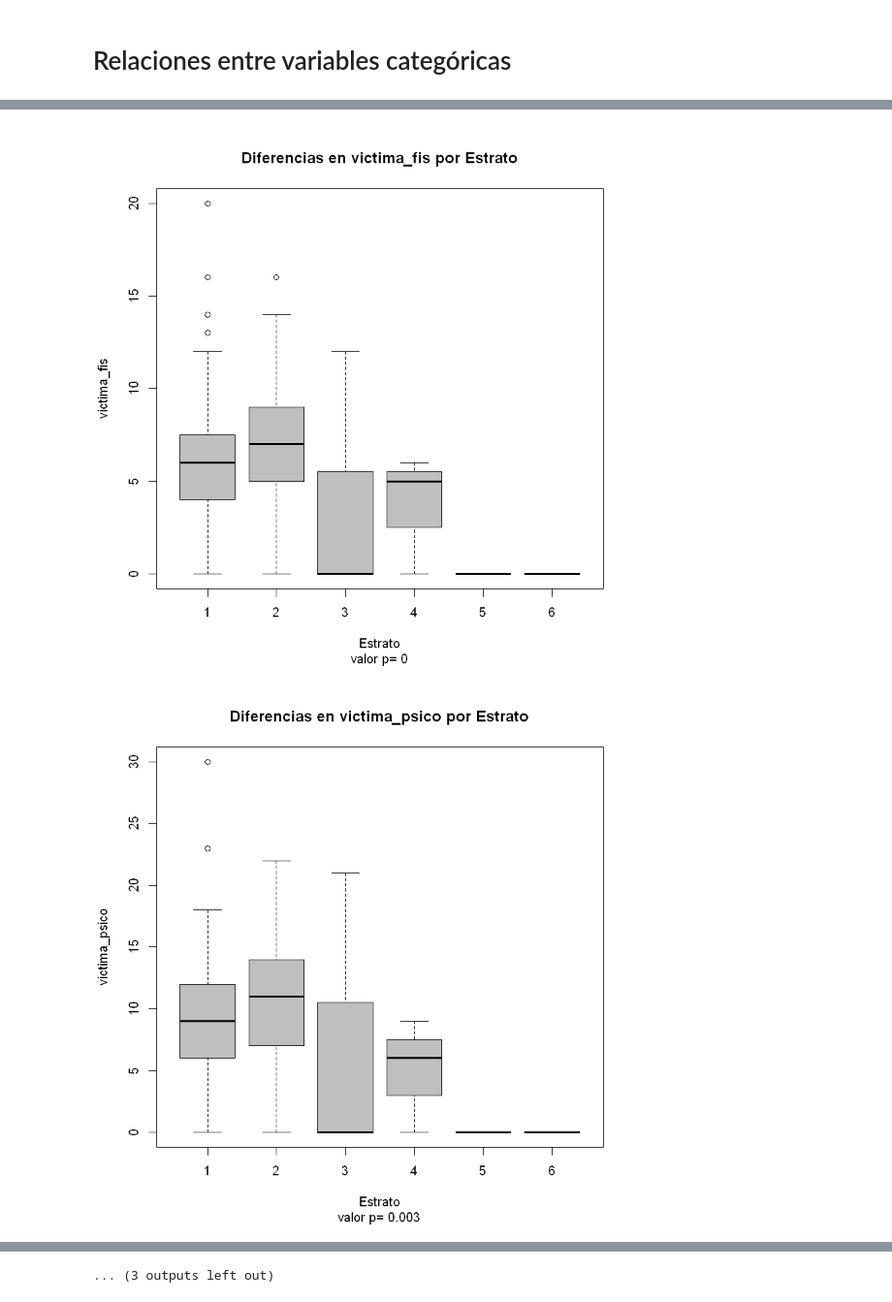
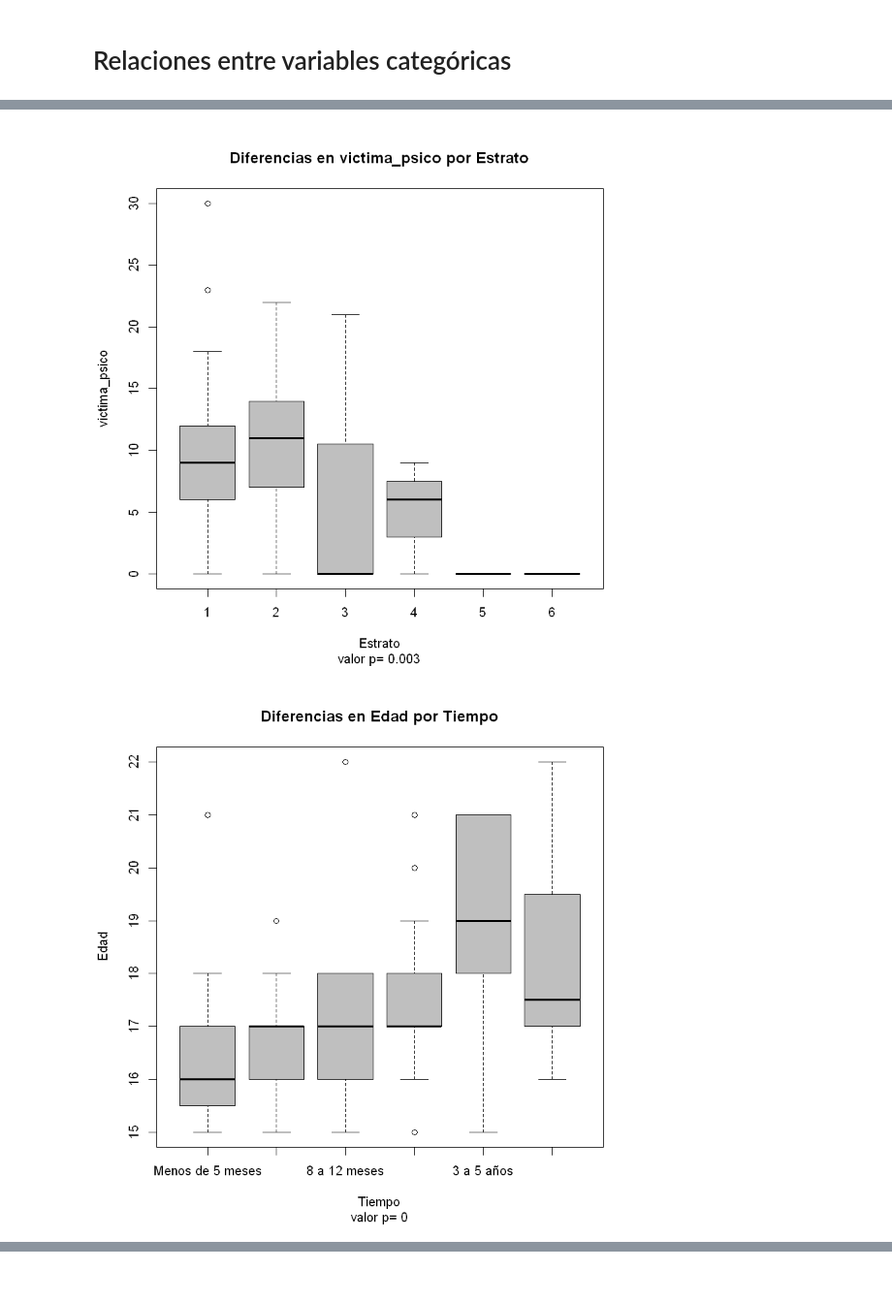
Before and after one commit to Yagwar/Proyectos, a Jupyter notebook: estadisticos_LeTorr.ipynb, the cells around one changed output, grey strips where cells are left out. Shown at 97% size. Saved outputs shown, nothing was run; the diff lists cells and outputs as text; code cells hidden in the pictures.

```diff
--- a/estadisticos_LeTorr.ipynb
+++ b/estadisticos_LeTorr.ipynb
@@ -341,14 +341,18 @@ Residuals            146   6161   42.20
 # %%
 for (factor in factores){
     for (var_dep in vars_deps){
+        lvn_tst=leveneTest(unlist(data[var_dep]) ~ unlist(data[factor]))
         aov_test <- aov(unlist(data[var_dep]) ~ unlist(data[factor]))
+        p_val_lev=lvn_tst["group",'Pr(>F)']
         p_val_aov=summary(aov_test)[[1]][[1,"Pr(>F)"]]
-        if (p_val_aov<.05){
-            boxplot(unlist(data[var_dep]) ~ unlist(data[factor]),
-                    main=paste("Diferencias en",var_dep, "por", factor ),
-                    sub=paste("valor p=",round(p_val_aov,3)),
-                    xlab=factor,
-                    ylab=var_dep,col="gray75")
+        if (p_val_lev>.05){
+            if (p_val_aov<.05){
+                boxplot(unlist(data[var_dep]) ~ unlist(data[factor]),
+                        main=paste("Diferencias en",var_dep, "por", factor ),
+                        sub=paste("valor p=",round(p_val_aov,3)),
+                        xlab=factor,
+                        ylab=var_dep,col="gray75")
+            }
         }
     }
 }
@@ -362,2 +366,2 @@ for (factor in factores){
-[figure, old version]
+[figure, new version]
-[figure, old version]
+[figure, new version]
@@ -368 +367,0 @@ for (factor in factores){
-... (3 outputs left out)
```
Also changed, not shown: parts of 2 cells of this notebook.
